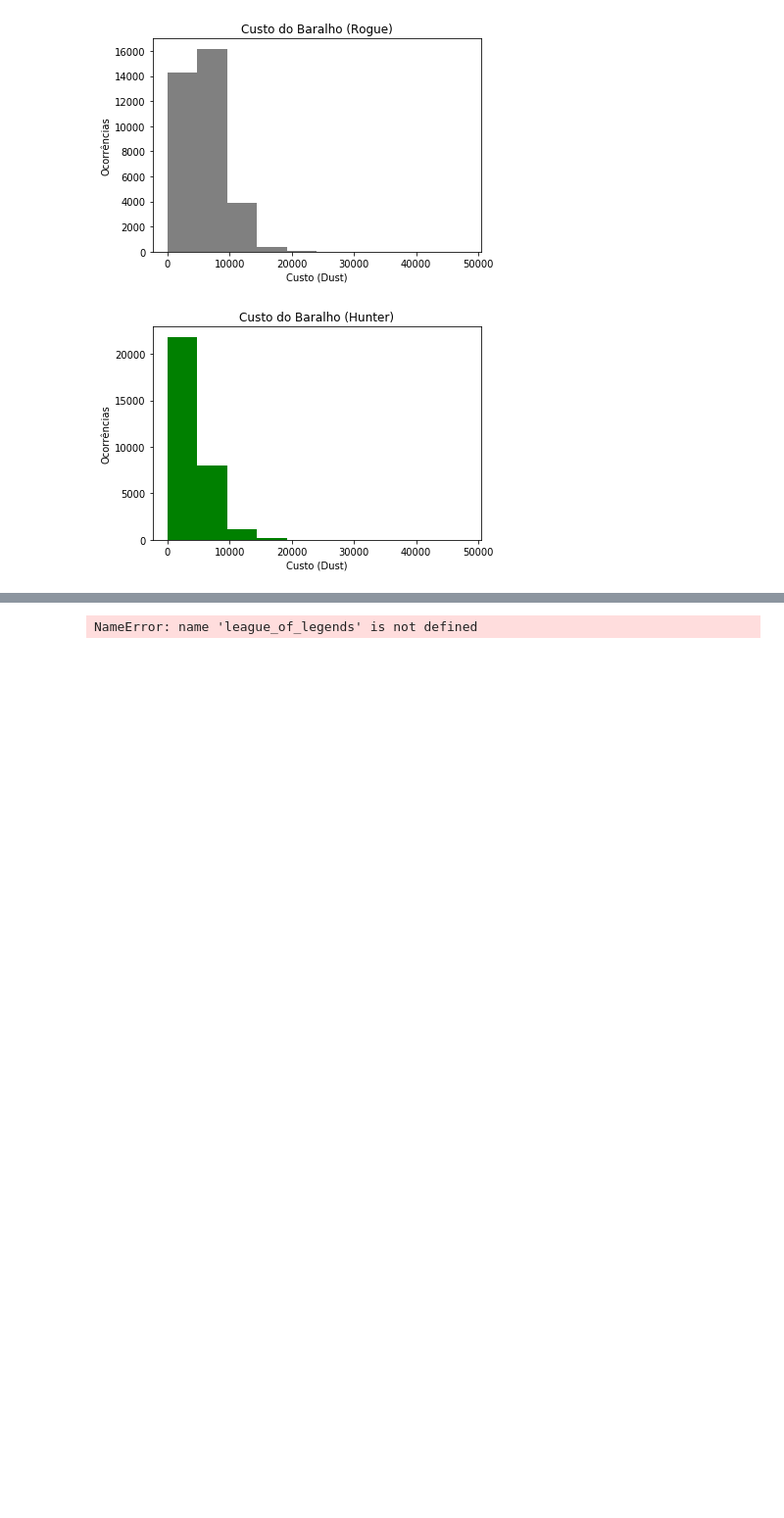
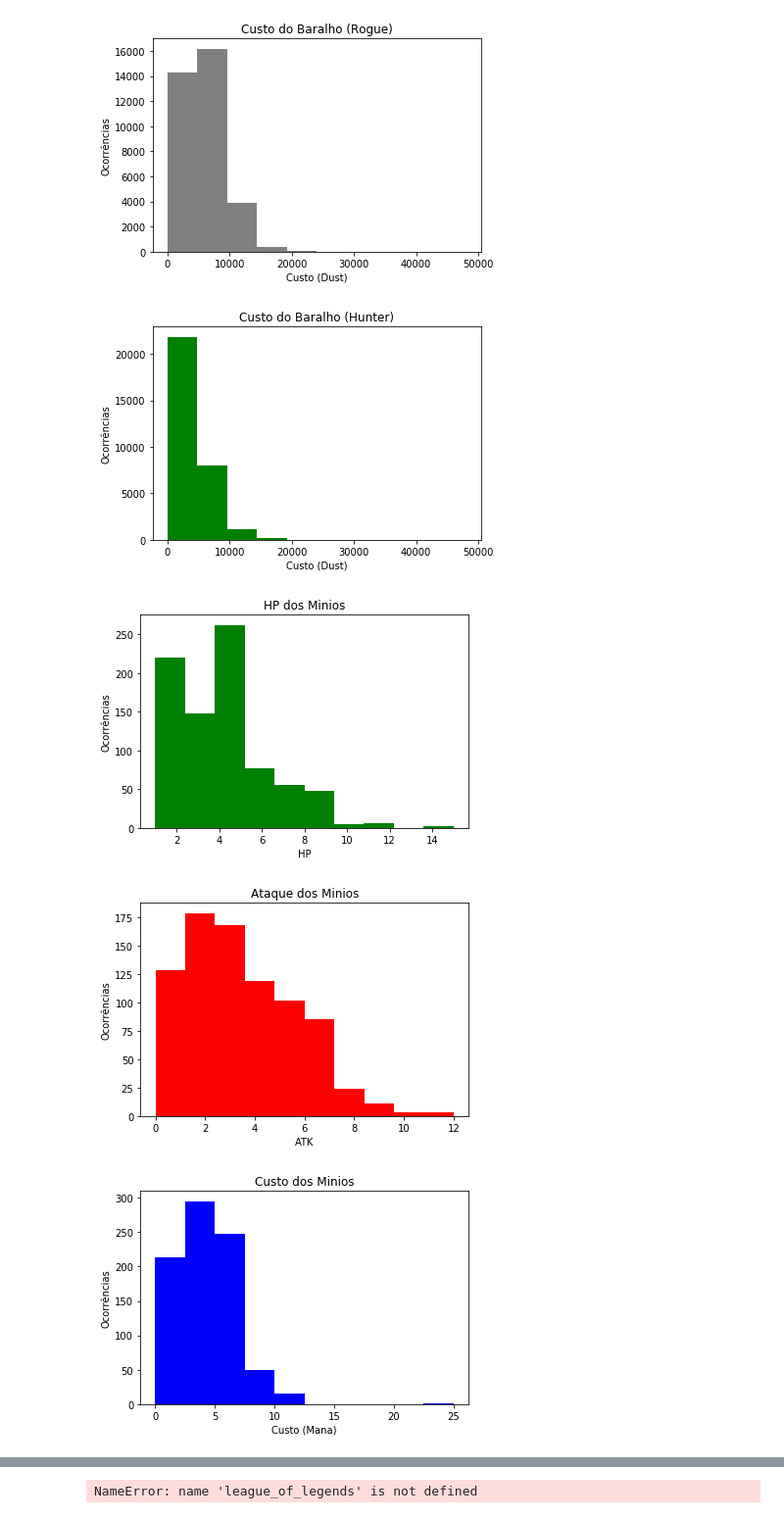
Before and after one commit to xdot2012/hearthstone_card_prediction, a Jupyter notebook: DataScience/douglas/Ciência de Dados.ipynb, the cells around one changed output, grey strips where cells are left out. Shown at 98% size. Saved outputs shown, nothing was run; the diff lists cells and outputs as text; code cells hidden in the pictures; blank space fills up the shorter version.

```diff
--- a/DataScience/douglas/Ciência de Dados.ipynb
+++ b/DataScience/douglas/Ciência de Dados.ipynb
@@ -258,3 +329,28 @@ plt.show()
 [figure]
 [figure]
 [figure]
+# %%
+plt.hist(monster_cards.health, color= "green", histtype="bar")
+plt.title("HP dos Minios")
+plt.xlabel("HP")
+plt.ylabel("Ocorrências")
+plt.savefig("graphs/hist/cards_heath.png",dpi=300)
+plt.show()
+
+plt.hist(monster_cards.attack, color= "red", histtype="bar")
+plt.title("Ataque dos Minios")
+plt.xlabel("ATK")
+plt.ylabel("Ocorrências")
+plt.savefig("graphs/hist/cards_attack.png",dpi=300)
+plt.show()
+
+plt.hist(monster_cards.cost, color= "blue", histtype="bar")
+plt.title("Custo dos Minios")
+plt.xlabel("Custo (Mana)")
+plt.ylabel("Ocorrências")
+plt.savefig("graphs/hist/cards_cost.png",dpi=300)
+plt.show()
+# %% [output]
+[figure, added]
+[figure, added]
+[figure, added]
```
Also changed, not shown: parts of 14 cells of this notebook, 3 other files.
